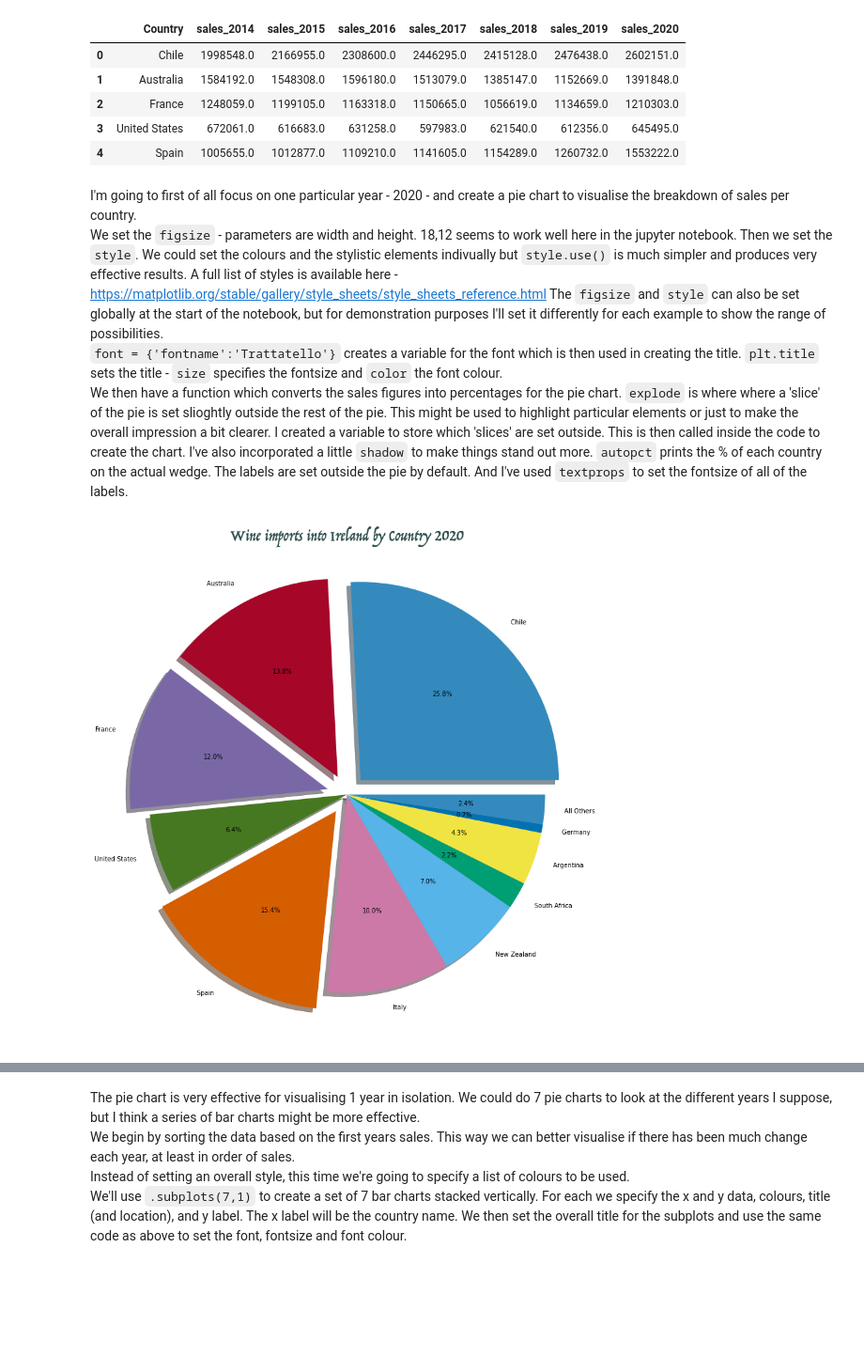
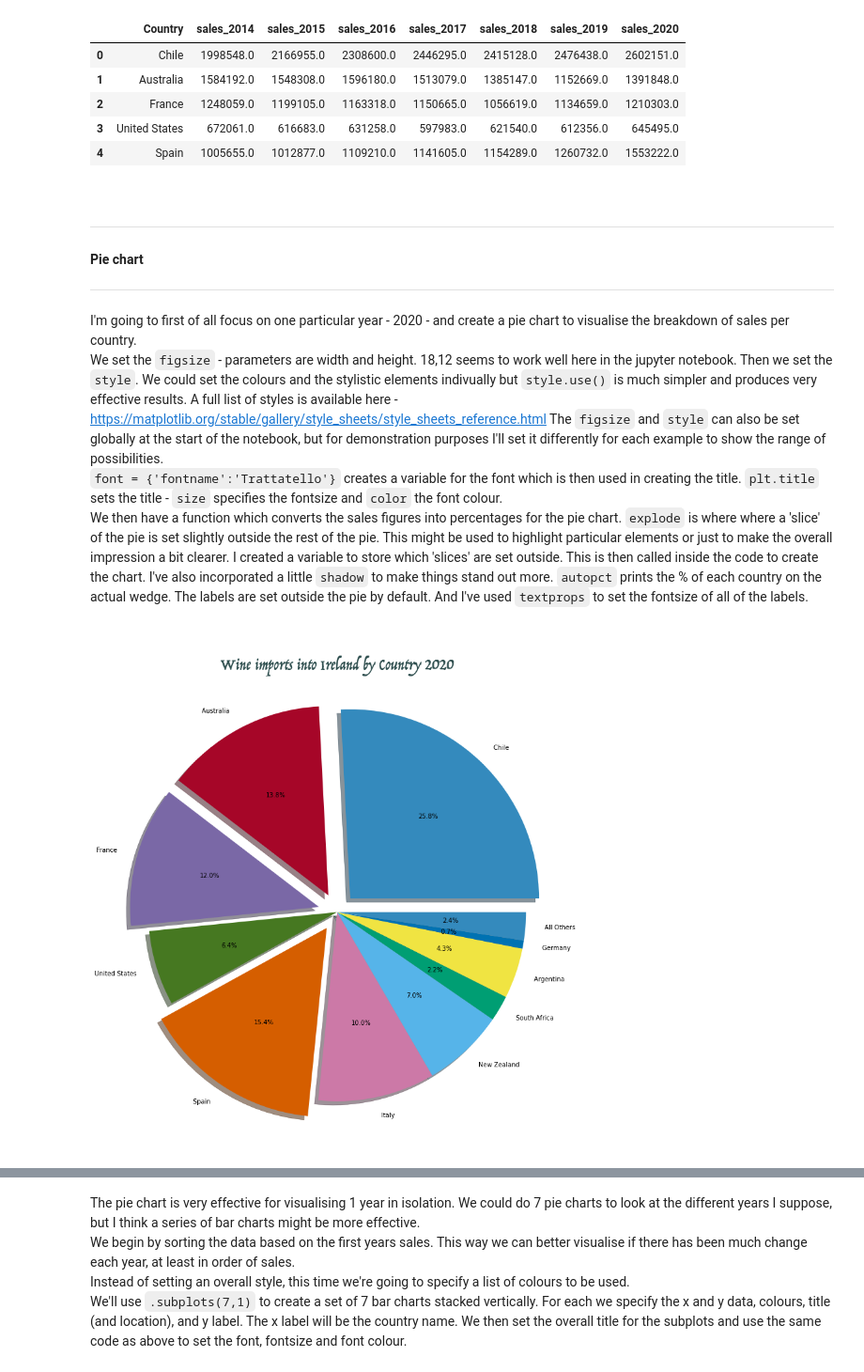
Before and after one commit to Caoimhinv/Fundamentals_Assessment, a Jupyter notebook: pyplot.ipynb, the cells around one changed output, grey strips where cells are left out. Shown: that part at 94% size. Drawn from its saved outputs; the diff is of its cells as text; code cells hidden in the pictures; blank space fills up the shorter version.

```diff
--- a/pyplot.ipynb
+++ b/pyplot.ipynb
@@ -282,6 +348,14 @@ df.head()
 | 2 | France | 1248059.0 | 1199105.0 | 1163318.0 | 1150665.0 | 1056619.0 | 1134659.0 | 1210303.0 |
 | 3 | United States | 672061.0 | 616683.0 | 631258.0 | 597983.0 | 621540.0 | 612356.0 | 645495.0 |
 | 4 | Spain | 1005655.0 | 1012877.0 | 1109210.0 | 1141605.0 | 1154289.0 | 1260732.0 | 1553222.0 |
+# %% [markdown]
+<br>
+
+---
+
+#### Pie chart
+
+---
 # %% [markdown]
 I'm going to first of all focus on one particular year - 2020 - and create a pie chart to visualise the breakdown of sales per country.
 We set the `figsize` - parameters are width and height. 18,12 seems to work well here in the jupyter notebook.
@@ -290,33 +364,33 @@ The `figsize` and `style` can also be set globally at the start of the notebook,
 `font = {'fontname':'Trattatello'}` creates a variable for the font which is then used in creating the title.
 `plt.title` sets the title - `size` specifies the fontsize and `color` the font colour.
 We then have a function which converts the sales figures into percentages for the pie chart.
-`explode` is where where a 'slice' of the pie is set slioghtly outside the rest of the pie. This might be used to highlight particular elements or just to make the overall impression a bit clearer. I created a variable to store which 'slices' are set outside. This is then called inside the code to create the chart. I've also incorporated a little `shadow` to make things stand out more. `autopct` prints the % of each country on the actual wedge. The labels are set outside the pie by default. And I've used `textprops` to set the fontsize of all of the labels.
+`explode` is where where a 'slice' of the pie is set slightly outside the rest of the pie. This might be used to highlight particular elements or just to make the overall impression a bit clearer. I created a variable to store which 'slices' are set outside. This is then called inside the code to create the chart. I've also incorporated a little `shadow` to make things stand out more. `autopct` prints the % of each country on the actual wedge. The labels are set outside the pie by default. And I've used `textprops` to set the fontsize of all of the labels.
 # %%
 # set the figure size
 plt.figure(figsize=(18, 12))
 
 # sets the style - color, etc.
 plt.style.use('bmh')
 
 # sets the font
 font = {'fontname':'Trattatello'}
 
 # creates a title
-plt.title('Wine imports into Ireland by Country 2020', size=25, **font, color='darkslategray')
+plt.title('\nWine imports into Ireland by Country 2020', size=25, **font, color='darkslategray')
 
 # function to convert sales into percentages
 def func(pct, allvals):
     absolute = int(pct/100.*np.sum(allvals))
     return "{:.1f}%".format(pct, absolute)
 
 # specifying explode
 myExplode = [0.1, 0.1, 0.1, 0, 0.1, 0, 0, 0, 0, 0, 0]
 
 # tight layout
 plt.tight_layout()
 
 # plotting the pie chart
 plt.pie(df["sales_2020"], labels = df["Country"], autopct=lambda pct: func(pct, df["sales_2020"]),
         explode = myExplode, shadow=True);
 # %% [output]
-[figure, old version]
+[figure, new version]
```
Also changed, not shown: parts of 31 cells of this notebook, 53 other files.
